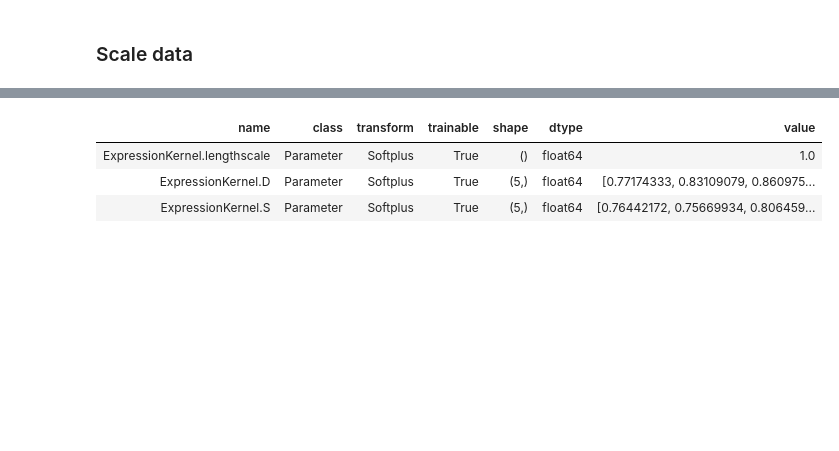
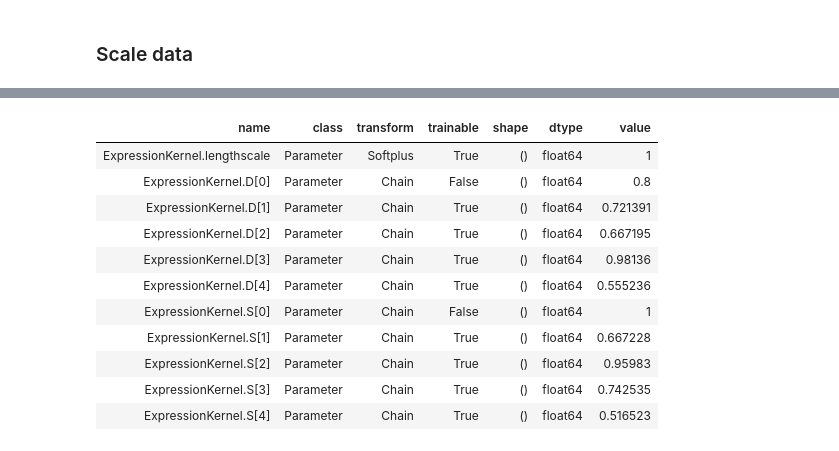
Before and after one commit to JCobbles/trangp, a Jupyter notebook: Lawrence Replication.ipynb, the cells around one changed output, grey strips where cells are left out. Saved outputs shown, nothing was run; the diff lists cells and outputs as text; code cells hidden in the pictures; blank space fills up the shorter version.

```diff
--- a/Lawrence Replication.ipynb
+++ b/Lawrence Replication.ipynb
@@ -105,9 +106,10 @@ plt.plot(genes[genes.index == 'p53'].values[0])
 ### Scale data
 # %%
 scaler = preprocessing.StandardScaler()
-X = genes[genes.index != 'p53'].values.T
-Y = genes[genes.index == 'p53'].values[0]
-
-X = scaler.fit_transform(X, Y)
+Y = genes[genes.index != 'p53'].values.T
+Y_f = genes[genes.index == 'p53'].values[0].reshape(-1, 1)
+# X = scaler.fit_transform(X, Y)
+X = np.arange(7, dtype='float64')*2
+print(X)
 print(X.shape,Y.shape)
 # %% [output]
@@ -115,37 +122,48 @@ print(X.shape,Y.shape)
 # %%
+num_genes = 5
+
 class ExpressionKernel(gpflow.kernels.Kernel):
     def __init__(self):
         super().__init__(active_dims=[0])
         self.lengthscale = gpflow.Parameter(1.0, transform=positive())
 #         B = tf.ones(5)
 #         self.B = gpflow.Parameter(B)
-        D = tf.ones(5)
-        self.D = gpflow.Parameter(np.random.uniform(0.5, 1, 5), transform=positive())
+#         self.D = gpflow.Parameter(np.random.uniform(0.5, 1, 5), transform=positive())
 #         S = tf.ones(5)
-        self.S = gpflow.Parameter(np.random.uniform(0.5, 1, 5), transform=positive())
+        affine = tfb.AffineScalar(shift=tf.cast(0., tf.float64),
+                                  scale=tf.cast(3.-0., tf.float64))
+        sigmoid = tfb.Sigmoid()
+        logistic = tfb.Chain([affine, sigmoid])
 
+        self.D = [gpflow.Parameter(np.random.uniform(0.5, 1), transform=logistic, dtype=tf.float64) for _ in range(num_genes)]
+        self.D[0].trainable = False
+        self.D[0].assign(0.8)
+
+        self.S = [gpflow.Parameter(np.random.uniform(0.5, 1), transform=logistic, dtype=tf.float64) for _ in range(num_genes)]
+        self.S[0].trainable = False
+        self.S[0].assign(1)
 
     def K(self, X, X2=None):
         if X2 is None:
             K_xx = tf.zeros([X.shape[0],X.shape[0]], dtype='float64')
-            for j, _ in enumerate(X.T):
-                for k, row in enumerate(X.T):
-                    K_xx += self.k_xx(j, k)
+            for j in range(num_genes):
+                for k in range(num_genes):
+                    K_xx += self.k_xx(j, k, X)
             return K_xx
         else:
-            print('K not none\nN')
+            print('K not none K_xf\n')
             K_xf = tf.zeros([X.shape[0],X2.shape[0]], dtype='float64')
-            for j, _ in enumerate(X.T):
-                K_xf += self.k_xf(j)
+            for j in range(num_genes):
+                K_xf += self.k_xf(j, X)
             return K_xf
 
 
     def gamma(self, k):
         return self.D[k]*self.lengthscale/2
 
-    def h(self, k, j, primefirst=False):
+    def h(self, k, j, X, primefirst=False, ):
         l = self.lengthscale
-        t_prime, t_, t_dist = self.get_distance_matrix(primefirst)
+        t_prime, t_, t_dist = self.get_distance_matrix(primefirst, X.shape[0])
 
         multiplier = tm.exp(self.gamma(k))**2 / (self.D[j]+self.D[k])
         first_erf_term = tm.erf(t_dist/l - self.gamma(k)) + tm.erf(t_/l + self.gamma(k))
@@ -153,49 +171,54 @@ class ExpressionKernel(gpflow.kernels.Kernel):
 
         return multiplier * (tf.multiply(tm.exp(-tm.multiply(self.D[k],t_dist)) , first_erf_term) - \
                              tf.multiply(tm.exp(-tm.multiply(self.D[k],t_prime)-self.D[j]) , second_erf_term))
 
 
-    def k_xx(self, j, k):
+    def k_xx(self, j, k, X):
         '''k_xx(t, tprime)'''
-        return self.S[j]*self.S[k]*self.lengthscale*0.5*tm.sqrt(PI) * (self.h(k, j, primefirst=True) + self.h(j, k))
+        mult = self.S[j]*self.S[k]*self.lengthscale*0.5*tm.sqrt(PI)
+        return mult*(self.h(k, j, X, primefirst=True) + self.h(j, k, X))
 
 
-    def get_distance_matrix(self, primefirst=True):
-        t = tf.cast(tf.range(7)*2, tf.float64)
-        t_ = tf.transpose(tf.reshape(tf.tile(t, [7]), [ 7, tf.shape(t)[0]]))
-        t_prime = tf.reshape(tf.tile(t, [7]), [ 7, tf.shape(t)[0]])
+    def get_distance_matrix(self, primefirst=True, size=7):
+        t = tf.cast(tf.range(size)*2, tf.float64)
+        t_ = tf.transpose(tf.reshape(tf.tile(t, [size]), [ size, tf.shape(t)[0]]))
+        t_prime = tf.reshape(tf.tile(t, [size]), [ size, tf.shape(t)[0]])
         if not primefirst:
-            t_prime = tf.transpose(tf.reshape(tf.tile(t, [7]), [ 7, tf.shape(t)[0]]))
-            t_ = tf.reshape(tf.tile(t, [7]), [ 7, tf.shape(t)[0]])
+            t_prime = tf.transpose(tf.reshape(tf.tile(t, [size]), [ size, tf.shape(t)[0]]))
+            t_ = tf.reshape(tf.tile(t, [size]), [ size, tf.shape(t)[0]])
 
         return t_prime, t_, t_prime-t_
 
     #covariance between the gradient and the actual value
-    def k_xf(self, j):
-        print('k_xf')
-        t_prime, t_, t_dist = self.get_distance_matrix()
+    def k_xf(self, j, X):
+        t_prime, t_, t_dist = self.get_distance_matrix(size=X.shape[0])
         l = self.lengthscale
         erf_term = tm.erf(t_dist/l - self.gamma(j)) + tm.erf(t_/l + self.gamma(j))
 
         return self.S[j]*l*0.5*tm.sqrt(PI)*tm.exp(self.gamma(j))**2 *tm.exp(-self.D[j]*t_dist)*erf_term
 
     def K_diag(self, X):
         print('k_diag')
 
         """I've used the fact that we call this method for K_ff when finding the covariance as a hack so
         I know if I should return K_ff or K_xx. In this case we're returning K_ff!!
         $K_{ff}^{post} = K_{ff} - K_{fx} K_{xx}^{-1} K_{xf}$"""
-        _,_,t_dist = self.get_distance_matrix()
+        _,_,t_dist = self.get_distance_matrix(size=X.shape[0])
         K_ff = tf.math.exp(-(t_dist**2)/(self.lengthscale**2))
-        print(K_ff)
-        return K_ff# tf.linalg.tensor_diag_part(K_ff)
+        return tf.linalg.tensor_diag_part(K_ff)
 
 k_exp = ExpressionKernel()
 print_summary(k_exp, fmt='notebook')
-
-k_exp.K_diag(X)
 # %% [output]
 | name | class | transform | trainable | shape | dtype | value |
-| ExpressionKernel.lengthscale | Parameter | Softplus | True | () | float64 | 1.0 |
-| ExpressionKernel.D | Parameter | Softplus | True | (5,) | float64 | [0.77174333, 0.83109079, 0.860975... |
-| ExpressionKernel.S | Parameter | Softplus | True | (5,) | float64 | [0.76442172, 0.75669934, 0.806459... |
+| ExpressionKernel.lengthscale | Parameter | Softplus | True | () | float64 | 1 |
+| ExpressionKernel.D[0] | Parameter | Chain | False | () | float64 | 0.8 |
+| ExpressionKernel.D[1] | Parameter | Chain | True | () | float64 | 0.721391 |
+| ExpressionKernel.D[2] | Parameter | Chain | True | () | float64 | 0.667195 |
+| ExpressionKernel.D[3] | Parameter | Chain | True | () | float64 | 0.98136 |
+| ExpressionKernel.D[4] | Parameter | Chain | True | () | float64 | 0.555236 |
+| ExpressionKernel.S[0] | Parameter | Chain | False | () | float64 | 1 |
+| ExpressionKernel.S[1] | Parameter | Chain | True | () | float64 | 0.667228 |
+| ExpressionKernel.S[2] | Parameter | Chain | True | () | float64 | 0.95983 |
+| ExpressionKernel.S[3] | Parameter | Chain | True | () | float64 | 0.742535 |
+| ExpressionKernel.S[4] | Parameter | Chain | True | () | float64 | 0.516523 |
```
Also changed, not shown: parts of 10 cells of this notebook.
